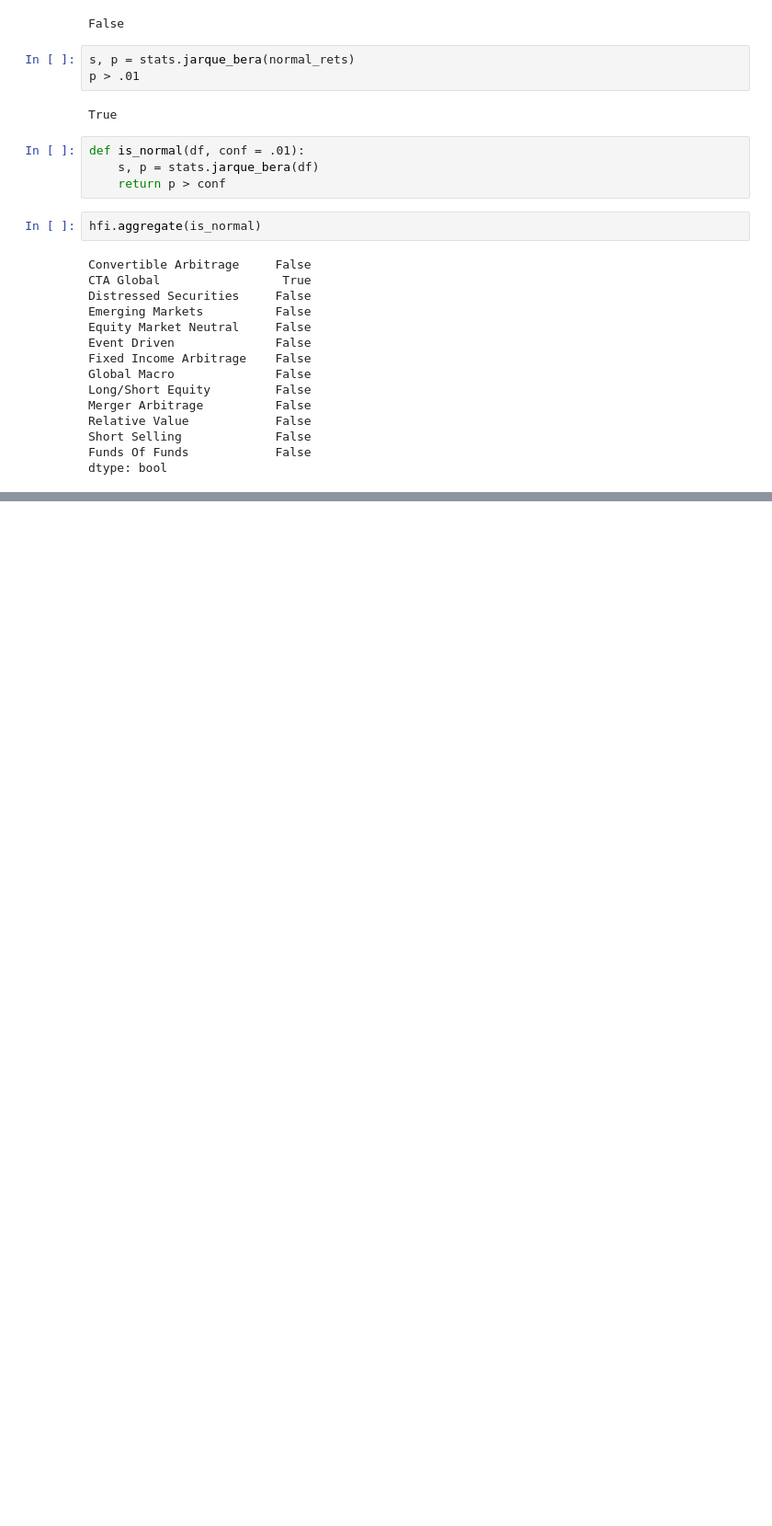
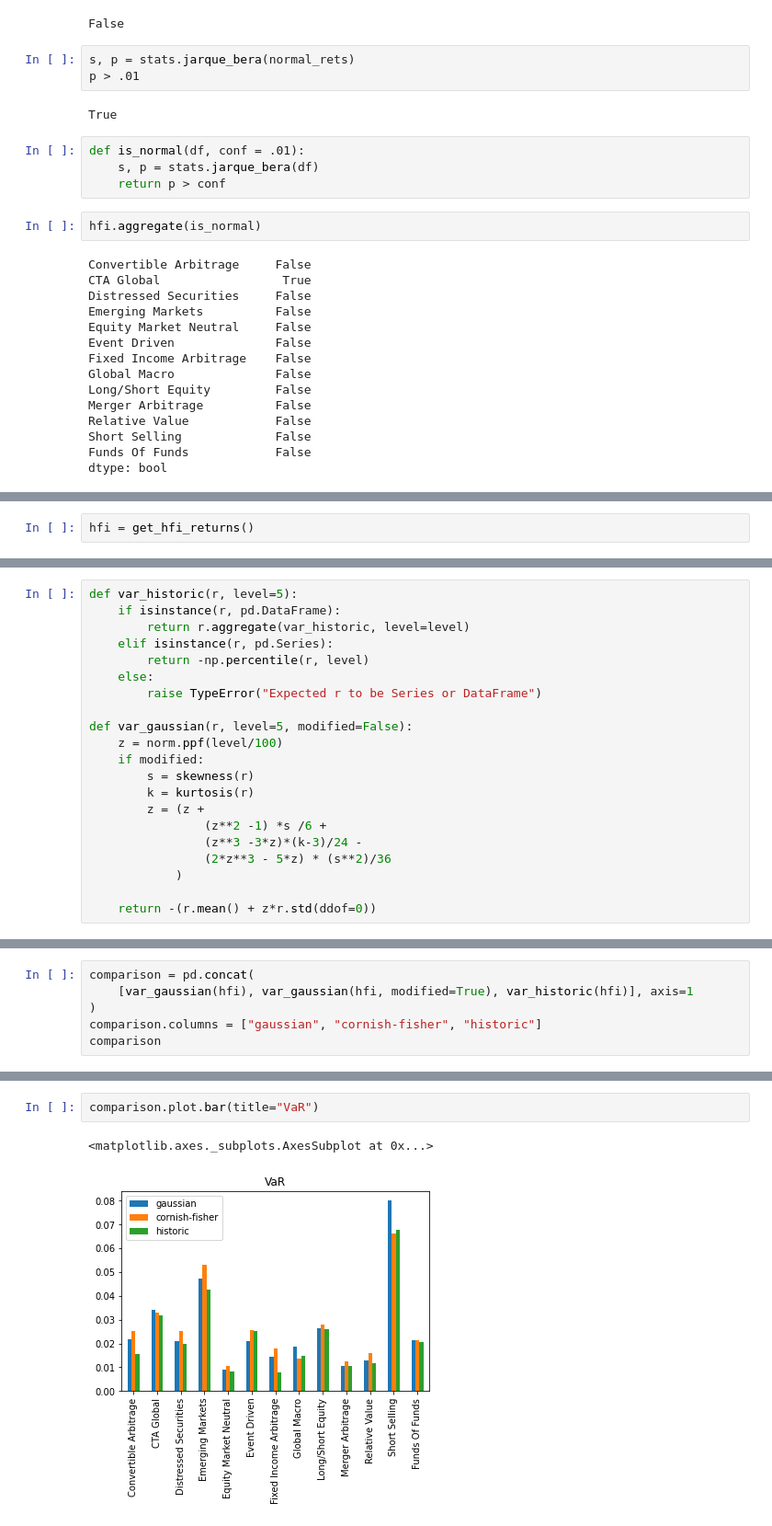
Before and after one commit to anjosma/introduction_portfolio_construction, a Jupyter notebook: notebook.ipynb, the cells around one changed output, grey strips where cells are left out. Shown at 92% size. Drawn from its saved outputs; the diff is of its cells as text; blank space fills up the shorter version.

```diff
--- a/notebook.ipynb
+++ b/notebook.ipynb
@@ -514,0 +554,2 @@ dtype: bool
+# %%
+hfi = get_hfi_returns()
@@ -514,0 +631,21 @@ dtype: bool
+# %%
+def var_historic(r, level=5):
+    if isinstance(r, pd.DataFrame):
+        return r.aggregate(var_historic, level=level)
+    elif isinstance(r, pd.Series):
+        return -np.percentile(r, level)
+    else:
+        raise TypeError("Expected r to be Series or DataFrame")
+
+def var_gaussian(r, level=5, modified=False):
+    z = norm.ppf(level/100)
+    if modified:
+        s = skewness(r)
+        k = kurtosis(r)
+        z = (z +
+                (z**2 -1) *s /6 +
+                (z**3 -3*z)*(k-3)/24 -
+                (2*z**3 - 5*z) * (s**2)/36
+            )
+
+    return -(r.mean() + z*r.std(ddof=0))
@@ -514,0 +725,6 @@ dtype: bool
+# %%
+comparison = pd.concat(
+    [var_gaussian(hfi), var_gaussian(hfi, modified=True), var_historic(hfi)], axis=1
+)
+comparison.columns = ["gaussian", "cornish-fisher", "historic"]
+comparison
@@ -514,0 +746,5 @@ dtype: bool
+# %%
+comparison.plot.bar(title="VaR")
+# %% [output]
+<matplotlib.axes._subplots.AxesSubplot at 0x...>
+[figure, added]
```
Also changed, not shown: parts of 53 cells of this notebook, 1 other file.
